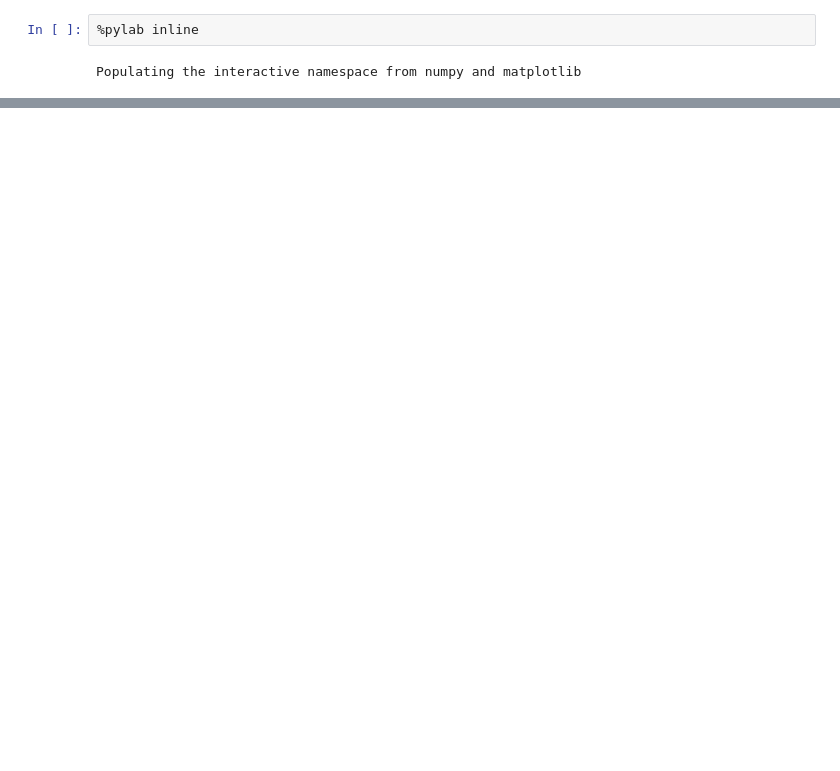
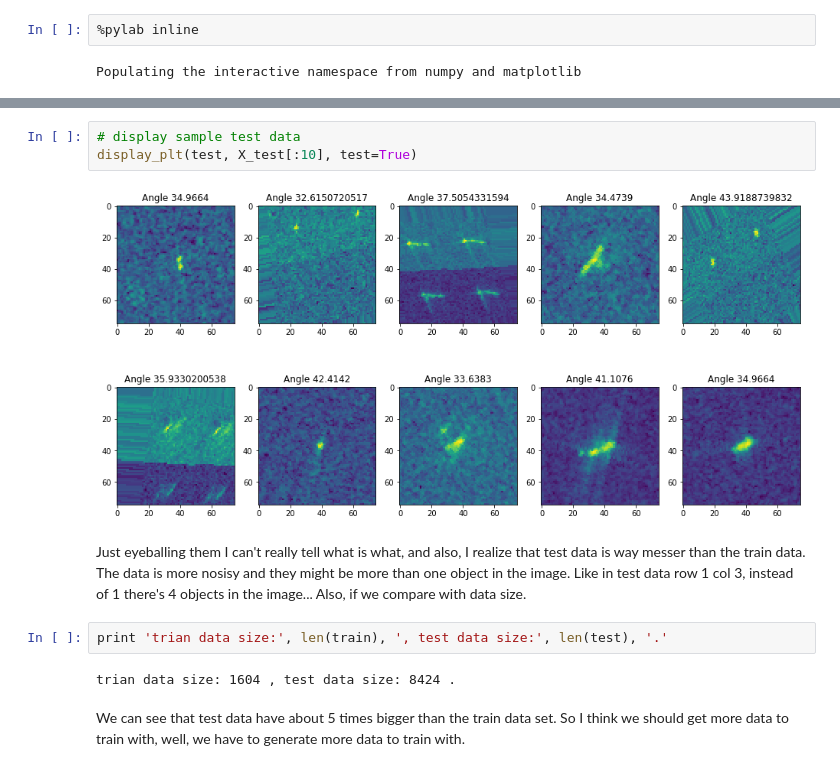
Before and after one commit to Mrcommonzzz/627_Project2, a Jupyter notebook: Project2.ipynb, the cells around one changed output, grey strips where cells are left out. Cells and saved outputs as stored; diff of their text form; blank space fills up the shorter version.

```diff
--- a/Project2.ipynb
+++ b/Project2.ipynb
@@ -274,0 +89,13 @@ res_table.to_csv(CSV_FILE, index=False)
+# %%
+# display sample test data
+display_plt(test, X_test[:10], test=True)
+# %% [output]
+[figure, added]
+# %% [markdown]
+Just eyeballing them I can't really tell what is what, and also, I realize that test data is way messer than the train data. The data is more nosisy and they might be more than one object in the image. Like in test data row 1 col 3, instead of 1 there's 4 objects in the image... Also, if we compare with data size.
+# %%
+print 'trian data size:', len(train), ', test data size:', len(test), '.'
+# %% [output]
+trian data size: 1604 , test data size: 8424 .
+# %% [markdown]
+We can see that test data have about 5 times bigger than the train data set. So I think we should get more data to train with, well, we have to generate more data to train with.
```
Also changed, not shown: parts of 103 cells of this notebook.
